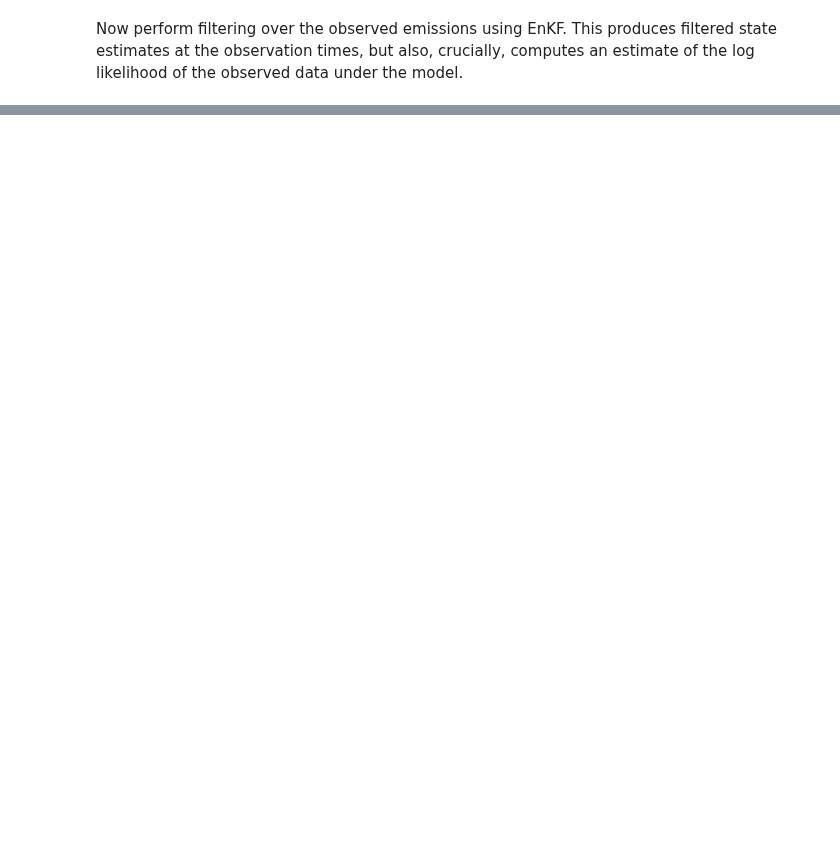
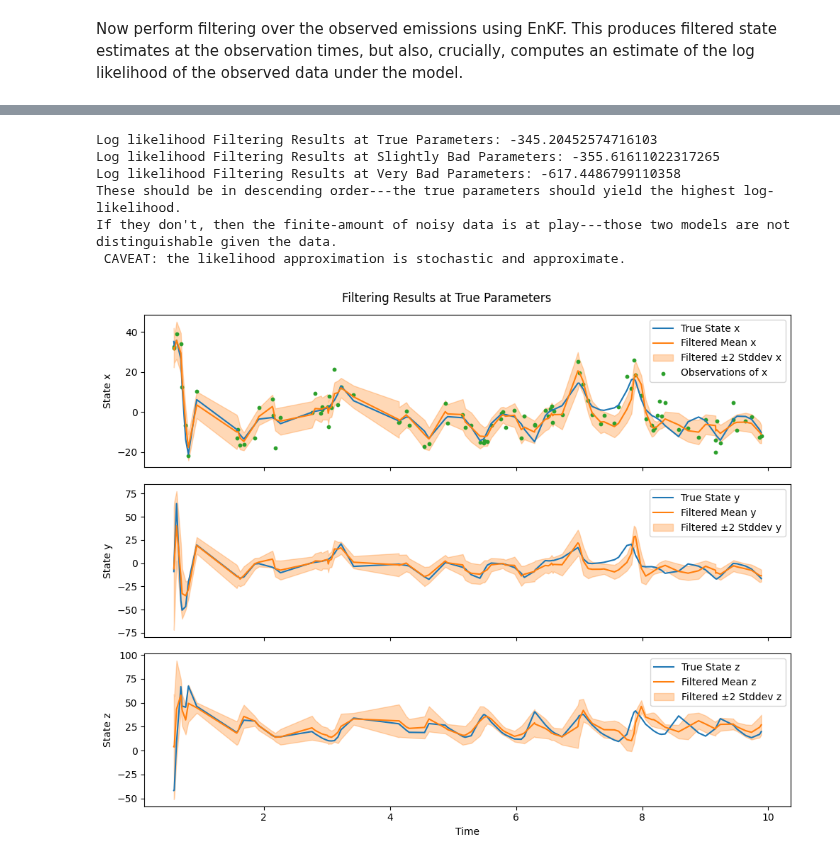
Before and after one commit to hd-UQ/cd_dynamax, a Jupyter notebook: demos/notebooks/lorenz63_tutorial.ipynb, the cells around one changed output, grey strips where cells are left out. Saved outputs shown, nothing was run; the diff lists cells and outputs as text; code cells hidden in the pictures; blank space fills up the shorter version.

Commit message:
updating filtering/log-likelihood tutorial notebook

```diff
--- a/demos/notebooks/lorenz63_tutorial.ipynb
+++ b/demos/notebooks/lorenz63_tutorial.ipynb
@@ -18,6 +15,10 @@ def drift_l63(x, sigma=10.0, rho=28.0, beta=8.0/3.0):
     dx2 = x1 * (rho - x3) - x2
     dx3 = x1 * x2 - beta * x3
     return jnp.array([dx1, dx2, dx3])
+
+true_drift = lambda x: drift_l63(x) # Correctly-Specified model
+slightly_bad_drift = lambda x: drift_l63(x, sigma=11.0) # Slightly Mis-Specified model
+very_bad_drift = lambda x: drift_l63(x, sigma=25.0, rho=15.0, beta=10.0) # Highly Mis-Specified model
 # %%
 # System dimensions
 state_dim = 3 # Lorenz '63 has 3 state dimensions
@@ -80,28 +109,28 @@ Sampling from continuous-discrete non-linear Gaussian SSM path
 # %% [markdown]
 Now perform filtering over the observed emissions using EnKF. This produces filtered state estimates at the observation times, but also, crucially, computes an estimate of the log likelihood of the observed data under the model.
 # %%
-def filter_and_compute_loglik(params=true_params):
+def filter_and_compute_loglik(params, title="True parameters"):
     # Note that default SDE diffeqsolve settings solve using dfx.Heun() with dfx.ConstantStepSize() and dt0=0.01 step size.
-    filtered_true = cdnlgssm.filter(
-        params=true_params,
+    filtered = cdnlgssm.filter(
+        params=params,
         emissions=emissions,
         t_emissions=t_emissions,
         key=next(keys),
         N_particles=100,
     )
 
-    print("Negative-Log-likelihood (true params):", float(-filtered_true.marginal_loglik))
+    print(f"Log likelihood {title}:", float(filtered.marginal_loglik))
 
     # Plot a subfigure with state_dim rows showing true state, filtered mean and (optionally via shaded region) filtered stddev.
     # Also plot the observations in the first emission_dim rows.
     fig, axs = plt.subplots(state_dim, 1, figsize=(10, 8), sharex=True)
     for i in range(state_dim):
         axs[i].plot(t_emissions, states[:, i], label=f'True State {state_labels[i]}', color='C0')
-        axs[i].plot(t_emissions, filtered_true.filtered_means[:, i], label=f'Filtered Mean {state_labels[i]}', color='C1')
+        axs[i].plot(t_emissions, filtered.filtered_means[:, i], label=f'Filtered Mean {state_labels[i]}', color='C1')
         axs[i].fill_between(
             t_emissions.squeeze(),
-            filtered_true.filtered_means[:, i] - 2 * jnp.sqrt(filtered_true.filtered_covariances[:, i, i]),
-            filtered_true.filtered_means[:, i] + 2 * jnp.sqrt(filtered_true.filtered_covariances[:, i, i]),
+            filtered.filtered_means[:, i] - 2 * jnp.sqrt(filtered.filtered_covariances[:, i, i]),
+            filtered.filtered_means[:, i] + 2 * jnp.sqrt(filtered.filtered_covariances[:, i, i]),
             color='C1',
             alpha=0.3,
             label=f'Filtered ±2 Stddev {state_labels[i]}'
@@ -110,5 +139,8 @@ def filter_and_compute_loglik(params=true_params):
             axs[i].scatter(t_emissions, emissions[:, i], label=f'Observations of {state_labels[i]}', color='C2', s=10)
         axs[i].legend(loc='upper right')
         axs[i].set_ylabel(f'State {state_labels[i]}')
+    axs[-1].set_xlabel('Time')
+    plt.suptitle(title)
+    plt.tight_layout()
 
-    return filtered_true.marginal_loglik
+    return filtered.marginal_loglik
@@ -139,0 +153,12 @@ Difference in log-likelihoods (True - Bad): 0.9268925765795757
+# %%
+filter_and_compute_loglik(true_params, title="Filtering Results at True Parameters")
+filter_and_compute_loglik(slightly_bad_params, title="Filtering Results at Slightly Bad Parameters")
+filter_and_compute_loglik(very_bad_params, title="Filtering Results at Very Bad Parameters")
+# %% [output]
+Log likelihood Filtering Results at True Parameters: -345.20452574716103
+Log likelihood Filtering Results at Slightly Bad Parameters: -355.61611022317265
+Log likelihood Filtering Results at Very Bad Parameters: -617.4486799110358
+These should be in descending order---the true parameters should yield the highest log-likelihood.
+If they don't, then the finite-amount of noisy data is at play---those two models are not distinguishable given the data.
+ CAVEAT: the likelihood approximation is stochastic and approximate.
+[figure, added]
```
Also changed, not shown: parts of 8 cells of this notebook.
